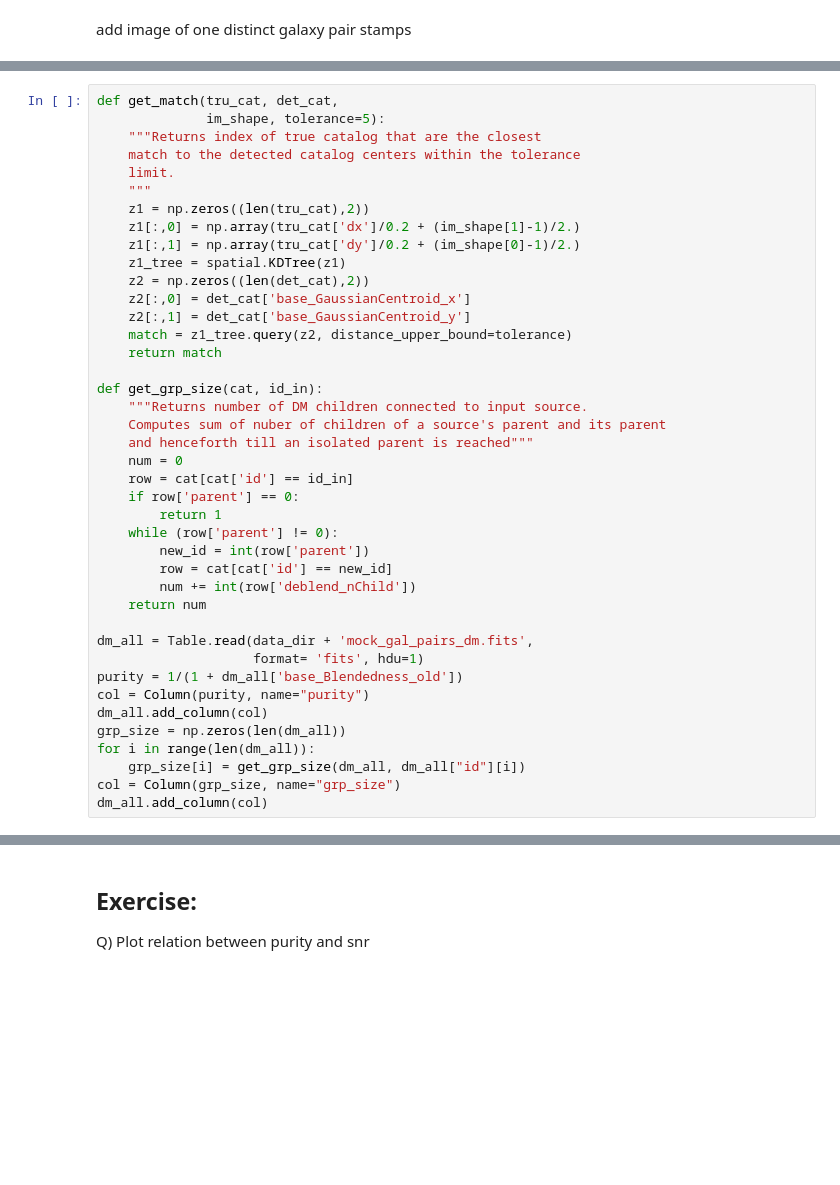
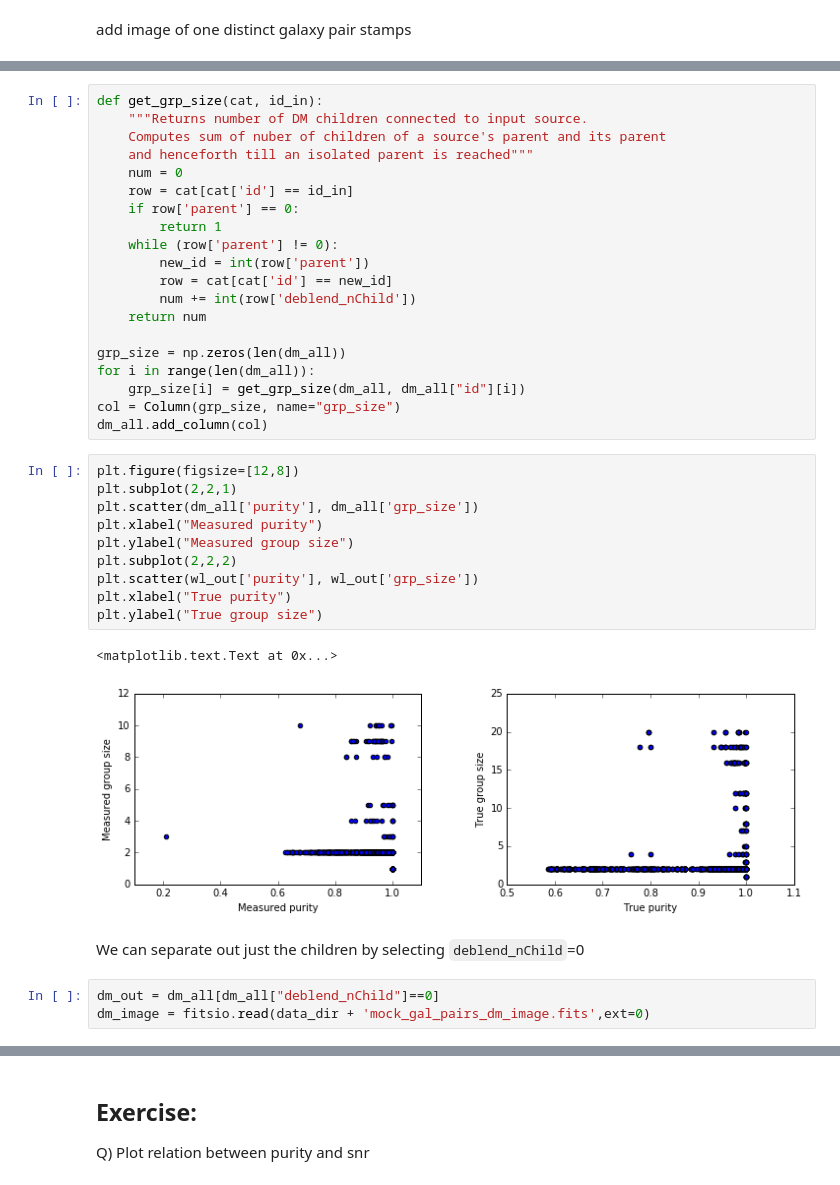
Before and after one commit to LSSTDESC/Blending_tutorial, a Jupyter notebook: Two_galaxy_blends_catalog.ipynb, the cells around one changed output, grey strips where cells are left out. Saved outputs shown, nothing was run; the diff lists cells and outputs as text; blank space fills up the shorter version.

```diff
--- a/Two_galaxy_blends_catalog.ipynb
+++ b/Two_galaxy_blends_catalog.ipynb
@@ -35,20 +80,4 @@ data_dir = "/global/projecta/projectdirs/lsst/groups/WL/projects/wl-btf/two_gal_
 # %%
-def get_match(tru_cat, det_cat,
-              im_shape, tolerance=5):
-    """Returns index of true catalog that are the closest
-    match to the detected catalog centers within the tolerance
-    limit.
-    """
-    z1 = np.zeros((len(tru_cat),2))
-    z1[:,0] = np.array(tru_cat['dx']/0.2 + (im_shape[1]-1)/2.)
-    z1[:,1] = np.array(tru_cat['dy']/0.2 + (im_shape[0]-1)/2.)
-    z1_tree = spatial.KDTree(z1)
-    z2 = np.zeros((len(det_cat),2))
-    z2[:,0] = det_cat['base_GaussianCentroid_x']
-    z2[:,1] = det_cat['base_GaussianCentroid_y']
-    match = z1_tree.query(z2, distance_upper_bound=tolerance)
-    return match
-
 def get_grp_size(cat, id_in):
     """Returns number of DM children connected to input source.
     Computes sum of nuber of children of a source's parent and its parent
@@ -63,13 +92,26 @@ def get_grp_size(cat, id_in):
         num += int(row['deblend_nChild'])
     return num
 
-dm_all = Table.read(data_dir + 'mock_gal_pairs_dm.fits',
-                    format= 'fits', hdu=1)
-purity = 1/(1 + dm_all['base_Blendedness_old'])
-col = Column(purity, name="purity")
-dm_all.add_column(col)
 grp_size = np.zeros(len(dm_all))
 for i in range(len(dm_all)):
     grp_size[i] = get_grp_size(dm_all, dm_all["id"][i])
 col = Column(grp_size, name="grp_size")
 dm_all.add_column(col)
+# %%
+plt.figure(figsize=[12,8])
+plt.subplot(2,2,1)
+plt.scatter(dm_all['purity'], dm_all['grp_size'])
+plt.xlabel("Measured purity")
+plt.ylabel("Measured group size")
+plt.subplot(2,2,2)
+plt.scatter(wl_out['purity'], wl_out['grp_size'])
+plt.xlabel("True purity")
+plt.ylabel("True group size")
+# %% [output]
+<matplotlib.text.Text at 0x...>
+[figure, added]
+# %% [markdown]
+We can separate out just the children by selecting `deblend_nChild`=0
+# %%
+dm_out = dm_all[dm_all["deblend_nChild"]==0]
+dm_image = fitsio.read(data_dir + 'mock_gal_pairs_dm_image.fits',ext=0)
```
Also changed, not shown: parts of 18 cells of this notebook.
